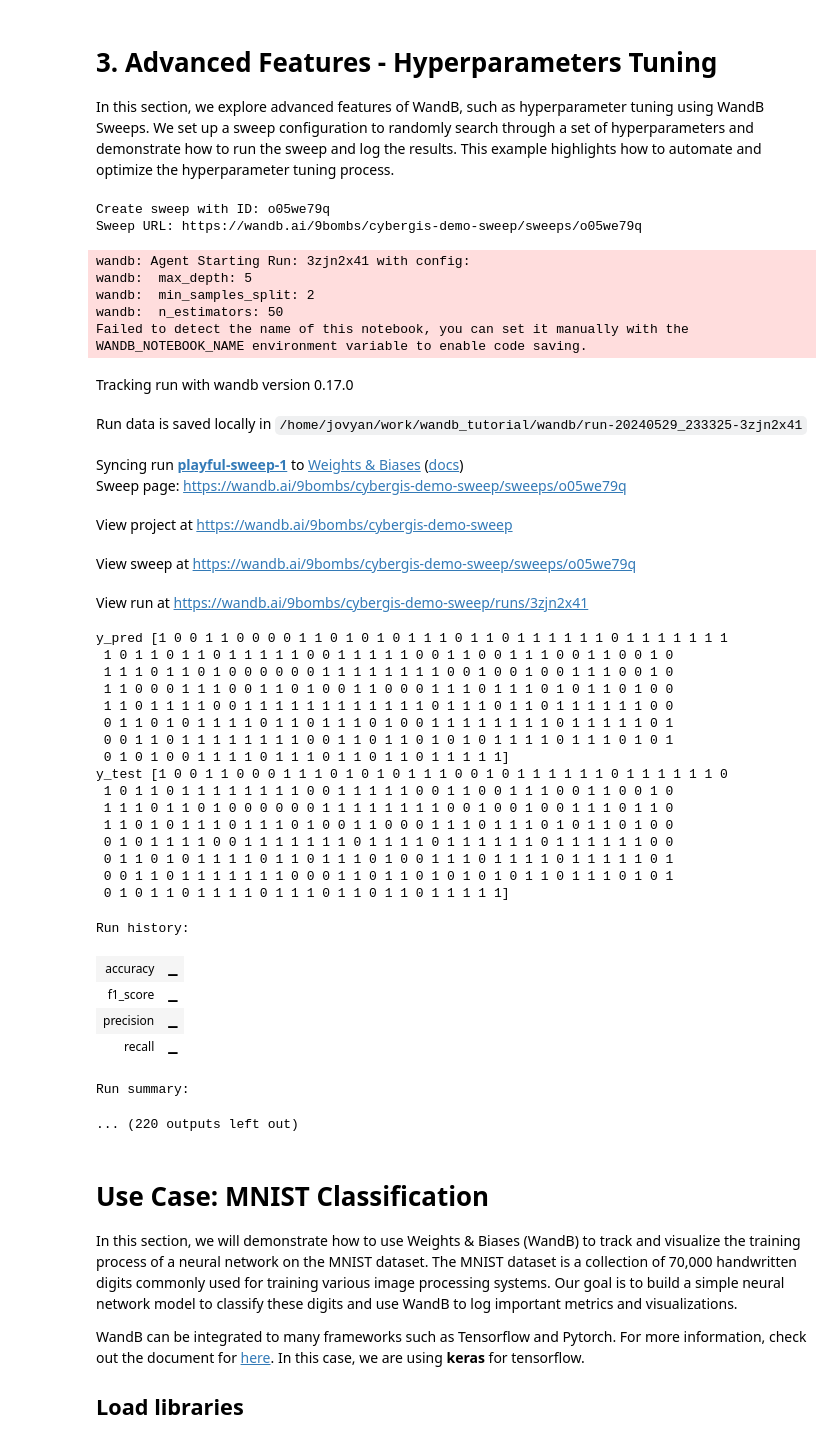
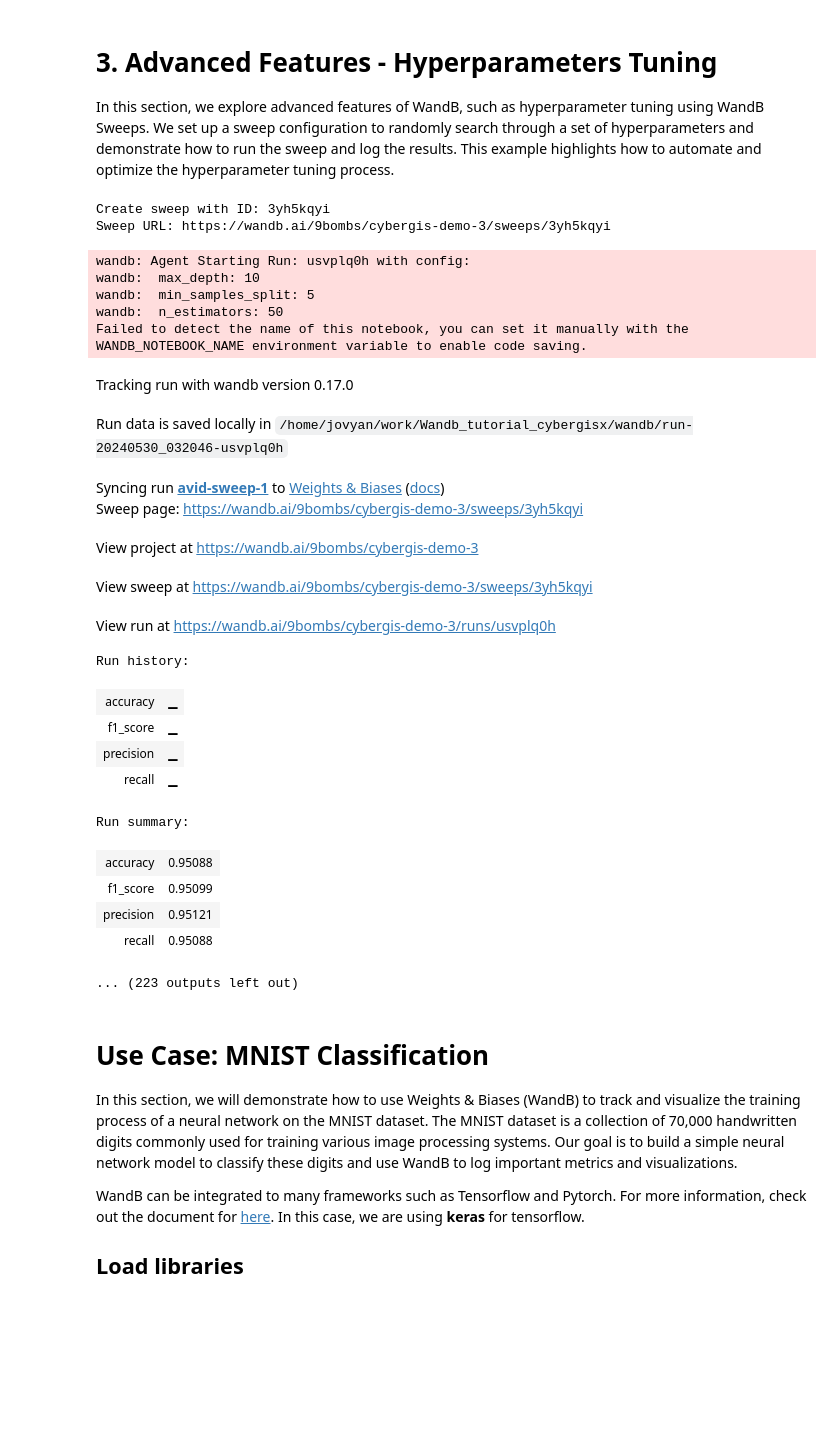
Before and after one commit to N-Jaro/Wandb_tutorial_cybergisx, a Jupyter notebook: WandB_tutorial_.ipynb, the cells around one changed output. Cells and saved outputs as stored; diff of their text form; code cells hidden in the pictures; blank space fills up the shorter version.

```diff
--- a/WandB_tutorial_.ipynb
+++ b/WandB_tutorial_.ipynb
@@ -205,7 +225,7 @@ sweep_config = {
 }
 # %%
 # Initialize the sweep
-sweep_id = wandb.sweep(sweep_config, project='cybergis-demo-sweep')
+sweep_id = wandb.sweep(sweep_config, project='cybergis-demo-3')
 
 def main(config=None):
     with wandb.init(config=config):
@@ -216,67 +236,55 @@ def main(config=None):
             n_estimators=config.n_estimators,
             max_depth=config.max_depth,
             min_samples_split=config.min_samples_split,
             random_state=42
         )
         model.fit(X_train, y_train)
 
         # Make predictions
         y_pred = model.predict(X_test)
 
         # Calculate metrics
         accuracy = accuracy_score(y_test, y_pred)
         precision = precision_score(y_test, y_pred, average='weighted')
         recall = recall_score(y_test, y_pred, average='weighted')
         f1 = f1_score(y_test, y_pred, average='weighted')
 
         # Log metrics to wandb
         wandb.log({
             'accuracy': accuracy,
             'precision': precision,
             'recall': recall,
             'f1_score': f1
         })
 
 if __name__ == "__main__":
     wandb.agent(sweep_id, function=main, count=50)
 # %% [output]
-Create sweep with ID: o05we79q
-Sweep URL: https://wandb.ai/9bombs/cybergis-demo-sweep/sweeps/o05we79q
+Create sweep with ID: 3yh5kqyi
+Sweep URL: https://wandb.ai/9bombs/cybergis-demo-3/sweeps/3yh5kqyi
-wandb: Agent Starting Run: 3zjn2x41 with config:
-wandb:  max_depth: 5
-wandb:  min_samples_split: 2
+wandb: Agent Starting Run: usvplq0h with config:
+wandb:  max_depth: 10
+wandb:  min_samples_split: 5
 wandb:  n_estimators: 50
 Failed to detect the name of this notebook, you can set it manually with the WANDB_NOTEBOOK_NAME environment variable to enable code saving.
 Tracking run with wandb version 0.17.0
-Run data is saved locally in /home/jovyan/work/wandb_tutorial/wandb/run-20240529_233325-3zjn2x41
+Run data is saved locally in /home/jovyan/work/Wandb_tutorial_cybergisx/wandb/run-20240530_032046-usvplq0h
-Syncing run playful-sweep-1 to Weights & Biases (docs)
-Sweep page: https://wandb.ai/9bombs/cybergis-demo-sweep/sweeps/o05we79q
+Syncing run avid-sweep-1 to Weights & Biases (docs)
+Sweep page: https://wandb.ai/9bombs/cybergis-demo-3/sweeps/3yh5kqyi
-View project at https://wandb.ai/9bombs/cybergis-demo-sweep
+View project at https://wandb.ai/9bombs/cybergis-demo-3
-View sweep at https://wandb.ai/9bombs/cybergis-demo-sweep/sweeps/o05we79q
+View sweep at https://wandb.ai/9bombs/cybergis-demo-3/sweeps/3yh5kqyi
-View run at https://wandb.ai/9bombs/cybergis-demo-sweep/runs/3zjn2x41
+View run at https://wandb.ai/9bombs/cybergis-demo-3/runs/usvplq0h
-y_pred [1 0 0 1 1 0 0 0 0 1 1 0 1 0 1 0 1 1 1 0 1 1 0 1 1 1 1 1 1 0 1 1 1 1 1 1 1
- 1 0 1 1 0 1 1 0 1 1 1 1 1 0 0 1 1 1 1 1 0 0 1 1 0 0 1 1 1 0 0 1 1 0 0 1 0
- 1 1 1 0 1 1 0 1 0 0 0 0 0 0 1 1 1 1 1 1 1 1 0 0 1 0 0 1 0 0 1 1 1 0 0 1 0
- 1 1 0 0 0 1 1 1 0 0 1 1 0 1 0 0 1 1 0 0 0 1 1 1 0 1 1 1 0 1 0 1 1 0 1 0 0
- 1 1 0 1 1 1 1 0 0 1 1 1 1 1 1 1 1 1 1 1 1 0 1 1 1 0 1 1 0 1 1 1 1 1 1 0 0
- 0 1 1 0 1 0 1 1 1 1 0 1 1 0 1 1 1 0 1 0 0 1 1 1 1 1 1 1 1 0 1 1 1 1 1 0 1
- 0 0 1 1 0 1 1 1 1 1 1 1 1 0 0 1 1 0 1 1 0 1 0 1 0 1 1 1 1 0 1 1 1 0 1 0 1
- 0 1 0 1 0 0 1 1 1 1 0 1 1 1 0 1 1 0 1 1 0 1 1 1 1 1]
-y_test [1 0 0 1 1 0 0 0 1 1 1 0 1 0 1 0 1 1 1 0 0 1 0 1 1 1 1 1 1 0 1 1 1 1 1 1 0
- 1 0 1 1 0 1 1 1 1 1 1 1 1 0 0 1 1 1 1 1 0 0 1 1 0 0 1 1 1 0 0 1 1 0 0 1 0
- 1 1 1 0 1 1 0 1 0 0 0 0 0 0 1 1 1 1 1 1 1 1 0 0 1 0 0 1 0 0 1 1 1 0 1 1 0
- 1 1 0 1 0 1 1 1 0 1 1 1 0 1 0 0 1 1 0 0 0 1 1 1 0 1 1 1 0 1 0 1 1 0 1 0 0
- 0 1 0 1 1 1 1 0 0 1 1 1 1 1 1 1 0 1 1 1 1 0 1 1 1 1 1 1 0 1 1 1 1 1 1 0 0
- 0 1 1 0 1 0 1 1 1 1 0 1 1 0 1 1 1 0 1 0 0 1 1 1 0 1 1 1 1 0 1 1 1 1 1 0 1
- 0 0 1 1 0 1 1 1 1 1 1 1 0 0 0 1 1 0 1 1 0 1 0 1 0 1 0 1 1 0 1 1 1 0 1 0 1
- 0 1 0 1 1 0 1 1 1 1 0 1 1 1 0 1 1 0 1 1 0 1 1 1 1 1]
+Run history:
+| accuracy | ▁ |
+| f1_score | ▁ |
+| precision | ▁ |
+| recall | ▁ |
-Run history:
+Run summary:
-| accuracy | ▁ |
-| f1_score | ▁ |
-| precision | ▁ |
-| recall | ▁ |
+| accuracy | 0.95088 |
+| f1_score | 0.95099 |
+| precision | 0.95121 |
+| recall | 0.95088 |
-Run summary:
+... (223 outputs left out)
-... (220 outputs left out)
 # %% [markdown]
 # Use Case: MNIST Classification
 
```
Also changed, not shown: parts of 8 cells of this notebook.
